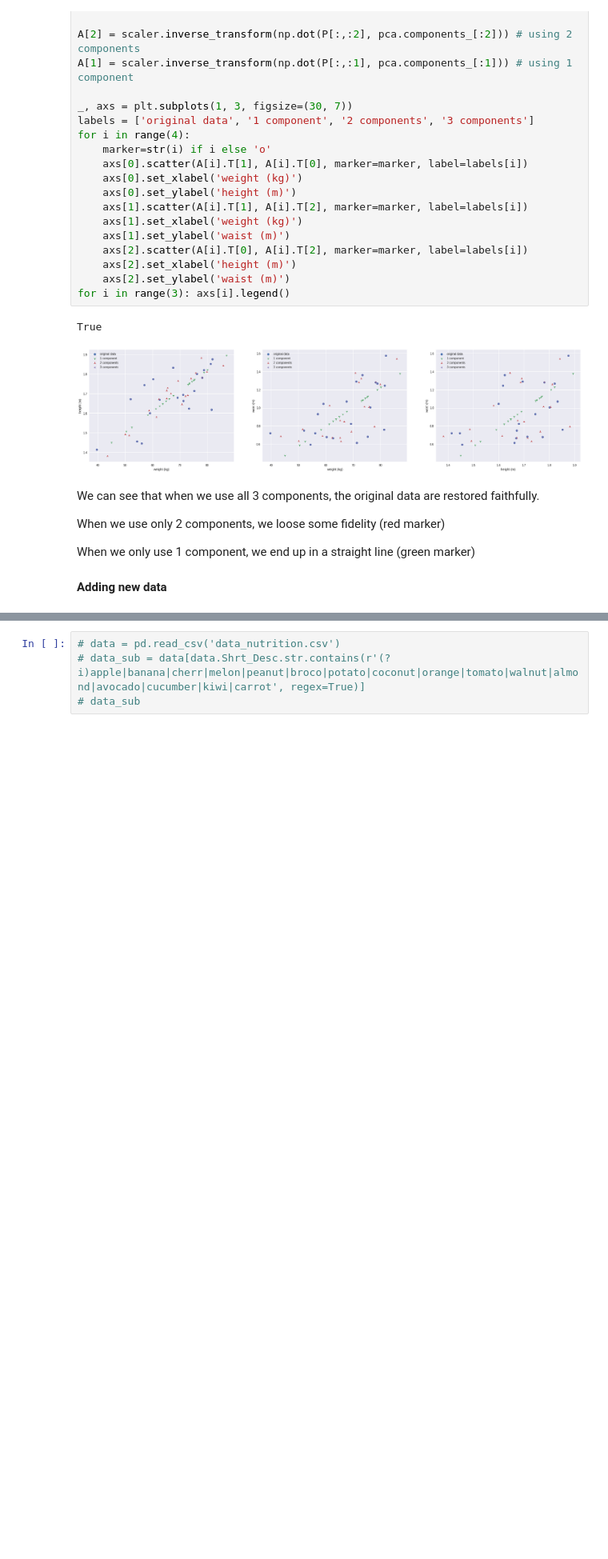
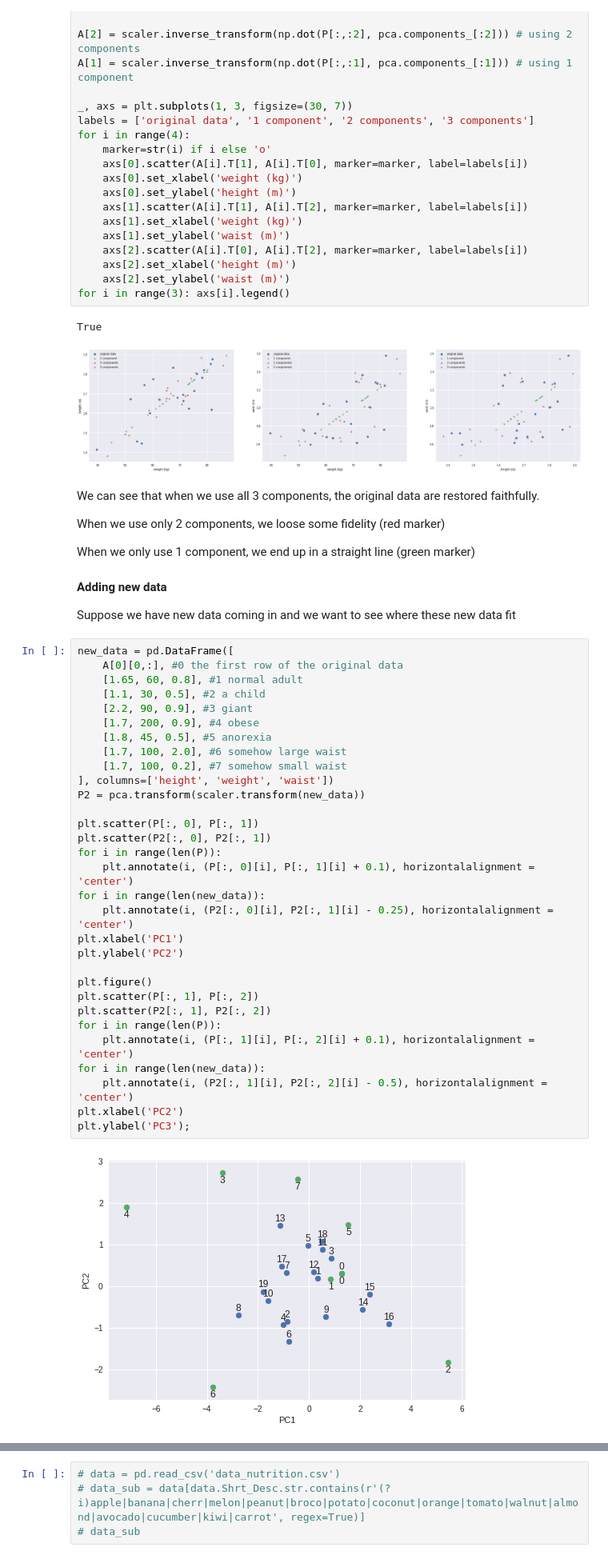
Before and after one commit to aunz/ds, a Jupyter notebook: pca.ipynb, the cells around one changed output, grey strips where cells are left out. Shown at 80% size. Cells and saved outputs as stored; diff of their text form; blank space fills up the shorter version.

Commit message:
Add new data to fit into existing PCA

```diff
--- a/pca.ipynb
+++ b/pca.ipynb
@@ -378,5 +378,40 @@ We can see that when we use all 3 components, the original data are restored fai
 When we use only 2 components, we loose some fidelity (red marker)
 
 When we only use 1 component, we end up in a straight line (green marker)
-# %% [markdown]
-**Adding new data**
+# %% [markdown]
+**Adding new data**
+
+Suppose we have new data coming in and we want to see where these new data fit
+# %%
+new_data = pd.DataFrame([
+    A[0][0,:], #0 the first row of the original data
+    [1.65, 60, 0.8], #1 normal adult
+    [1.1, 30, 0.5], #2 a child
+    [2.2, 90, 0.9], #3 giant
+    [1.7, 200, 0.9], #4 obese
+    [1.8, 45, 0.5], #5 anorexia
+    [1.7, 100, 2.0], #6 somehow large waist
+    [1.7, 100, 0.2], #7 somehow small waist
+], columns=['height', 'weight', 'waist'])
+P2 = pca.transform(scaler.transform(new_data))
+
+plt.scatter(P[:, 0], P[:, 1])
+plt.scatter(P2[:, 0], P2[:, 1])
+for i in range(len(P)):
+    plt.annotate(i, (P[:, 0][i], P[:, 1][i] + 0.1), horizontalalignment = 'center')
+for i in range(len(new_data)):
+    plt.annotate(i, (P2[:, 0][i], P2[:, 1][i] - 0.25), horizontalalignment = 'center')
+plt.xlabel('PC1')
+plt.ylabel('PC2')
+
+plt.figure()
+plt.scatter(P[:, 1], P[:, 2])
+plt.scatter(P2[:, 1], P2[:, 2])
+for i in range(len(P)):
+    plt.annotate(i, (P[:, 1][i], P[:, 2][i] + 0.1), horizontalalignment = 'center')
+for i in range(len(new_data)):
+    plt.annotate(i, (P2[:, 1][i], P2[:, 2][i] - 0.5), horizontalalignment = 'center')
+plt.xlabel('PC2')
+plt.ylabel('PC3');
+# %% [output]
+[figure, added]
```
Also changed, not shown: parts of 2 cells of this notebook.
